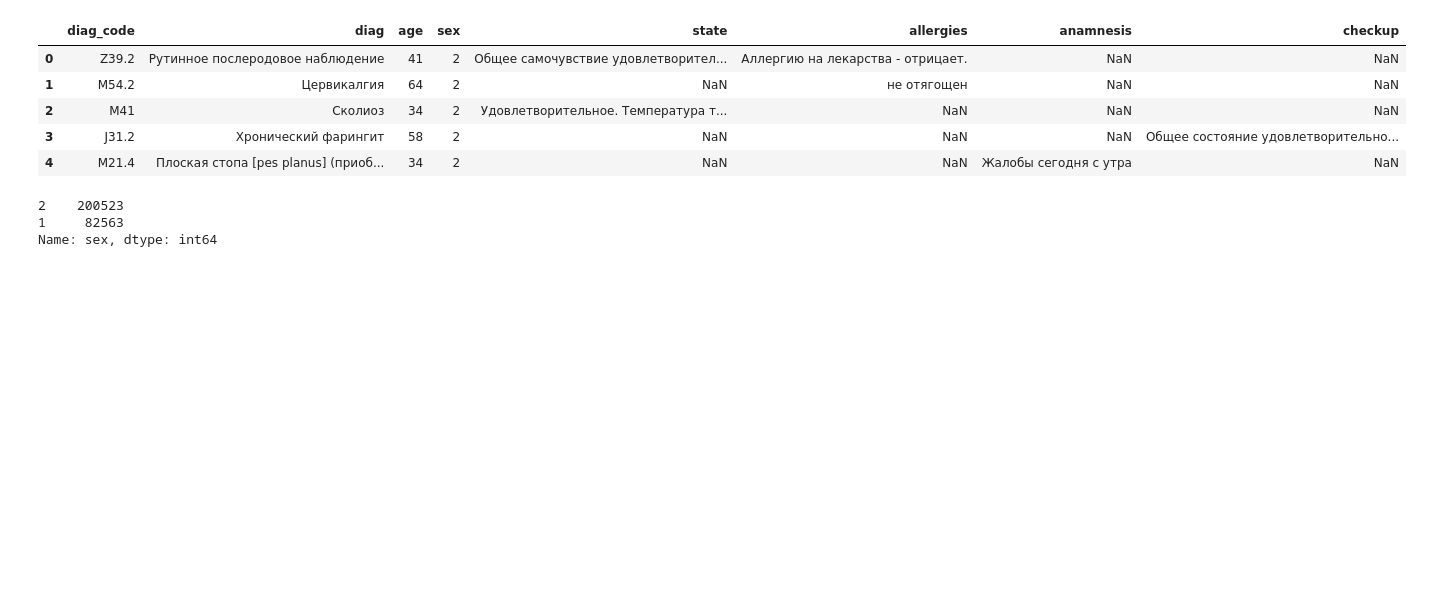
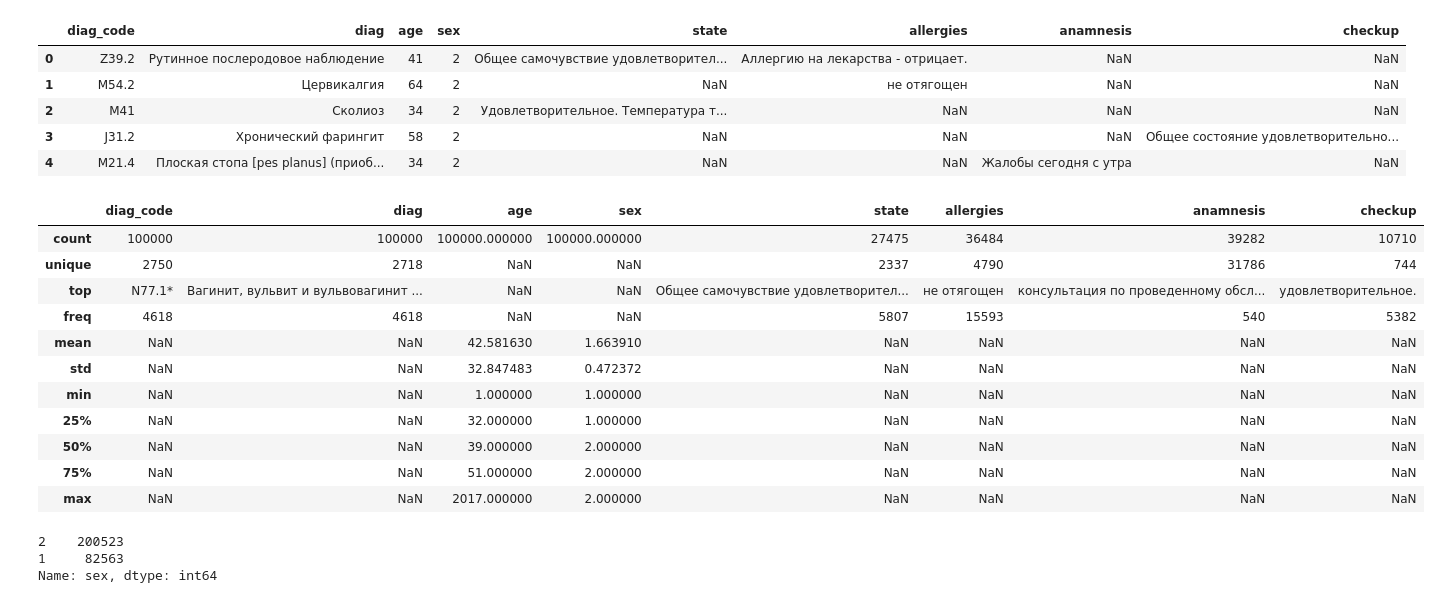
Before and after one commit to stasbel/AIHack2018, a Jupyter notebook: robomed.ipynb, the cells around one changed output. Drawn from its saved outputs; the diff is of its cells as text; code cells hidden in the pictures; blank space fills up the shorter version.

```diff
--- a/robomed.ipynb
+++ b/robomed.ipynb
@@ -106,6 +106,21 @@ tdf.head()
 | 2 | M41 | Сколиоз | 34 | 2 | Удовлетворительное. Температура т... | NaN | NaN | NaN |
 | 3 | J31.2 | Хронический фарингит | 58 | 2 | NaN | NaN | NaN | Общее состояние удовлетворительно... |
 | 4 | M21.4 | Плоская стопа [pes planus] (приоб... | 34 | 2 | NaN | NaN | Жалобы сегодня с утра | NaN |
+# %%
+tdf.describe(include='all')
+# %% [output]
+|  | diag_code | diag | age | sex | state | allergies | anamnesis | checkup |
+| count | 100000 | 100000 | 100000.000000 | 100000.000000 | 27475 | 36484 | 39282 | 10710 |
+| unique | 2750 | 2718 | NaN | NaN | 2337 | 4790 | 31786 | 744 |
+| top | N77.1* | Вагинит, вульвит и вульвовагинит ... | NaN | NaN | Общее самочувствие удовлетворител... | не отягощен | консультация по проведенному обсл... | удовлетворительное. |
+| freq | 4618 | 4618 | NaN | NaN | 5807 | 15593 | 540 | 5382 |
+| mean | NaN | NaN | 42.581630 | 1.663910 | NaN | NaN | NaN | NaN |
+| std | NaN | NaN | 32.847483 | 0.472372 | NaN | NaN | NaN | NaN |
+| min | NaN | NaN | 1.000000 | 1.000000 | NaN | NaN | NaN | NaN |
+| 25% | NaN | NaN | 32.000000 | 1.000000 | NaN | NaN | NaN | NaN |
+| 50% | NaN | NaN | 39.000000 | 2.000000 | NaN | NaN | NaN | NaN |
+| 75% | NaN | NaN | 51.000000 | 2.000000 | NaN | NaN | NaN | NaN |
+| max | NaN | NaN | 2017.000000 | 2.000000 | NaN | NaN | NaN | NaN |
 # %%
 df.sex.value_counts()
 # %% [output]
```
Also changed, not shown: parts of 10 cells of this notebook, 1 other file.
